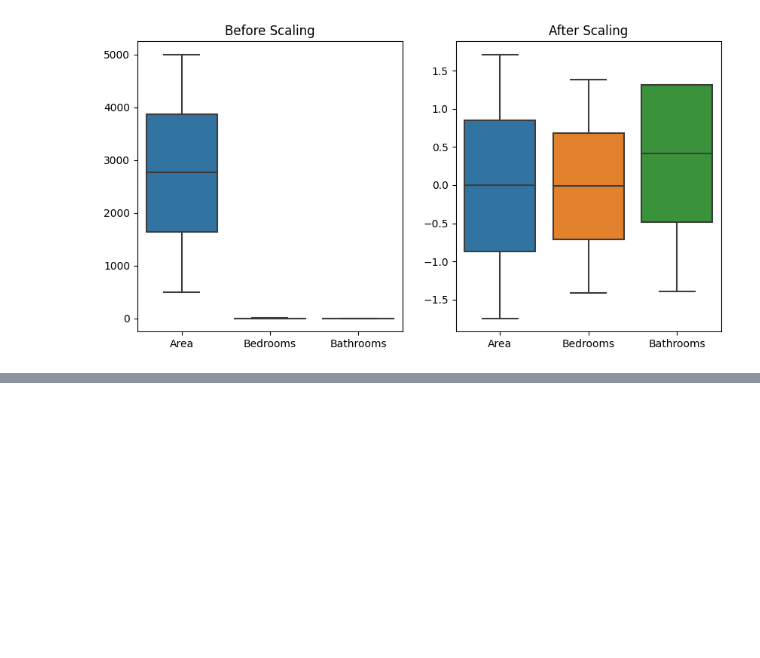
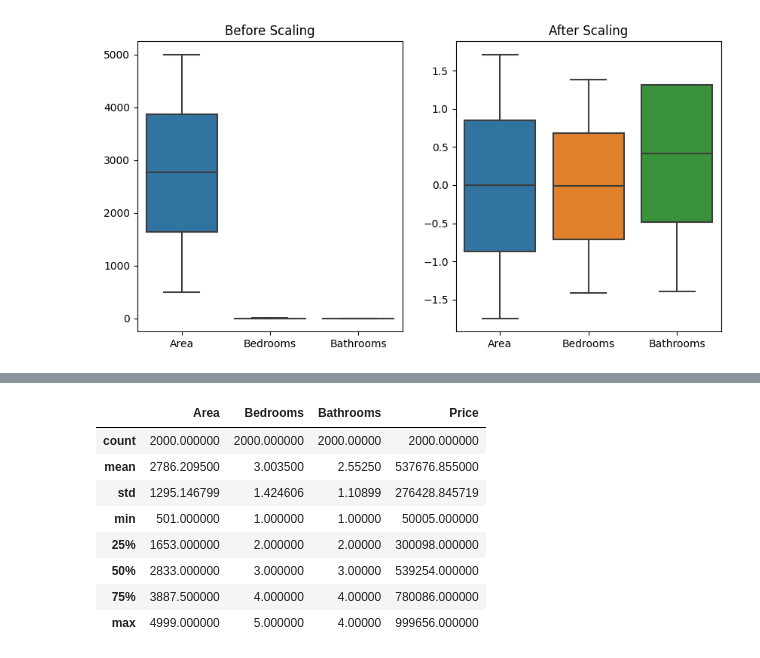
Before and after one commit to ishansilwal1/CV-learning, a Jupyter notebook: learning/feature_engineering.ipynb, the cells around one changed output, grey strips where cells are left out. Cells and saved outputs as stored; diff of their text form; code cells hidden in the pictures; blank space fills up the shorter version.

```diff
--- a/learning/feature_engineering.ipynb
+++ b/learning/feature_engineering.ipynb
@@ -212,0 +300,12 @@ plt.show()
+# %%
+new.describe()
+# %% [output]
+|  | Area | Bedrooms | Bathrooms | Price |
+| count | 2000.000000 | 2000.000000 | 2000.00000 | 2000.000000 |
+| mean | 2786.209500 | 3.003500 | 2.55250 | 537676.855000 |
+| std | 1295.146799 | 1.424606 | 1.10899 | 276428.845719 |
+| min | 501.000000 | 1.000000 | 1.00000 | 50005.000000 |
+| 25% | 1653.000000 | 2.000000 | 2.00000 | 300098.000000 |
+| 50% | 2833.000000 | 3.000000 | 3.00000 | 539254.000000 |
+| 75% | 3887.500000 | 4.000000 | 4.00000 | 780086.000000 |
+| max | 4999.000000 | 5.000000 | 4.00000 | 999656.000000 |
```
Also changed, not shown: parts of 7 cells of this notebook, 5 other files.
